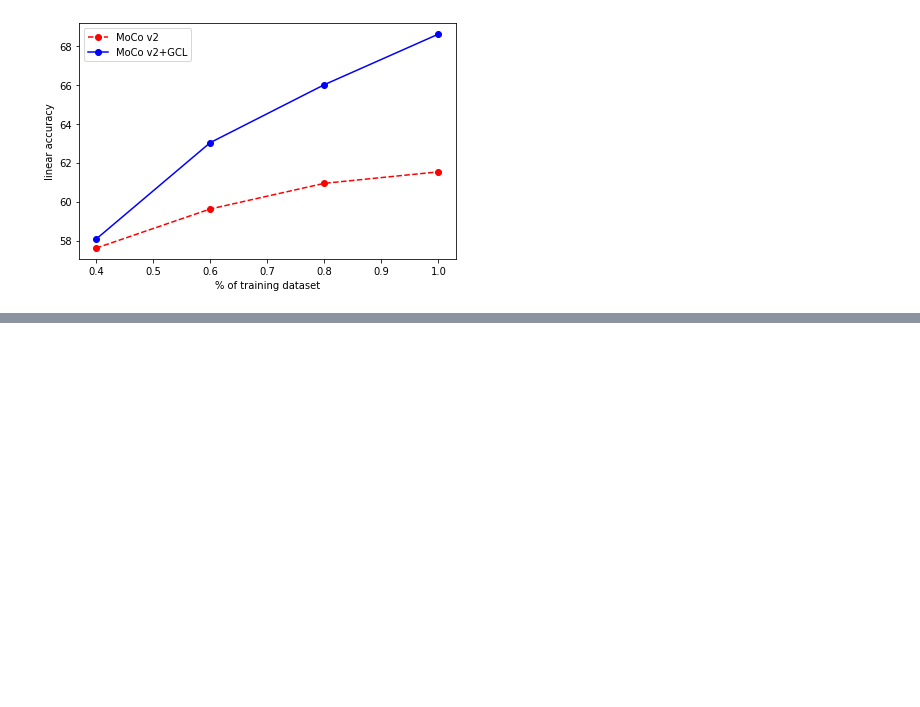
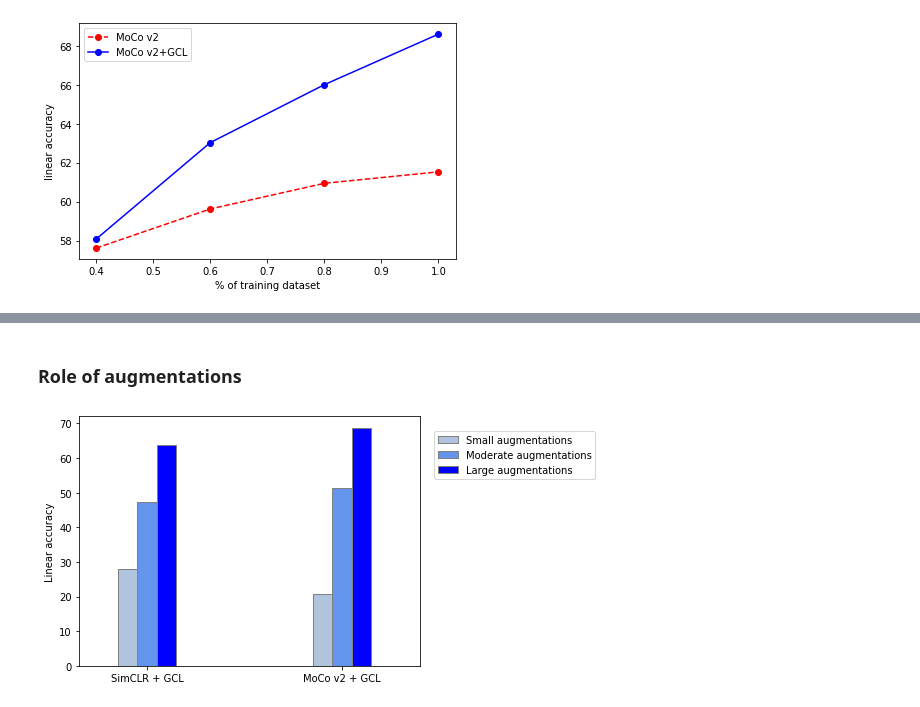
Before and after one commit to YeskendirK/geometric-contrastive-learning, a Jupyter notebook: visualizations.ipynb, the cells around one changed output, grey strips where cells are left out. Drawn from its saved outputs; the diff is of its cells as text; code cells hidden in the pictures; blank space fills up the shorter version.

```diff
--- a/visualizations.ipynb
+++ b/visualizations.ipynb
@@ -299,0 +458,40 @@ plt.savefig("moco_data_fractions.png")
+# %% [markdown]
+### Role of augmentations
+# %%
+
+barWidth = 0.1
+fig = plt.subplots(figsize =(8, 4))
+#
+# set height of bar
+small = [28.0, 20.61]
+moderate = [47.31, 51.3]
+large = [63.92, 68.61]
+
+# Set position of bar on X axis
+br1 = np.arange(len(small))
+br2 = [x + barWidth for x in br1]
+br3 = [x + barWidth for x in br2]
+
+# Make the plot
+plt.bar(br1, small, color ='lightsteelblue', width = barWidth,
+        edgecolor ='grey', label ='Small augmentations')
+plt.bar(br2, moderate, color ='cornflowerblue', width = barWidth,
+        edgecolor ='grey', label ='Moderate augmentations')
+plt.bar(br3, large, color ='b', width = barWidth,
+        edgecolor ='grey', label ='Large augmentations')
+
+# Adding Xticks
+plt.ylabel('Linear accuracy')#, fontweight ='bold', fontsize = 15)
+# plt.ylabel('Students passed') #, fontweight ='bold', fontsize = 15)
+plt.xticks([r + barWidth for r in range(len(small))],
+        ['SimCLR + GCL', 'MoCo v2 + GCL'])
+
+plt.xlim(-0.25, 1.5)
+
+plt.legend(loc=(1.04, 0.75))
+plt.tight_layout()
+# plt.show()
+
+plt.savefig("augmentations_role.png")
+# %% [output]
+[figure, added]
```
Also changed, not shown: parts of 6 cells of this notebook, 11 other files.
